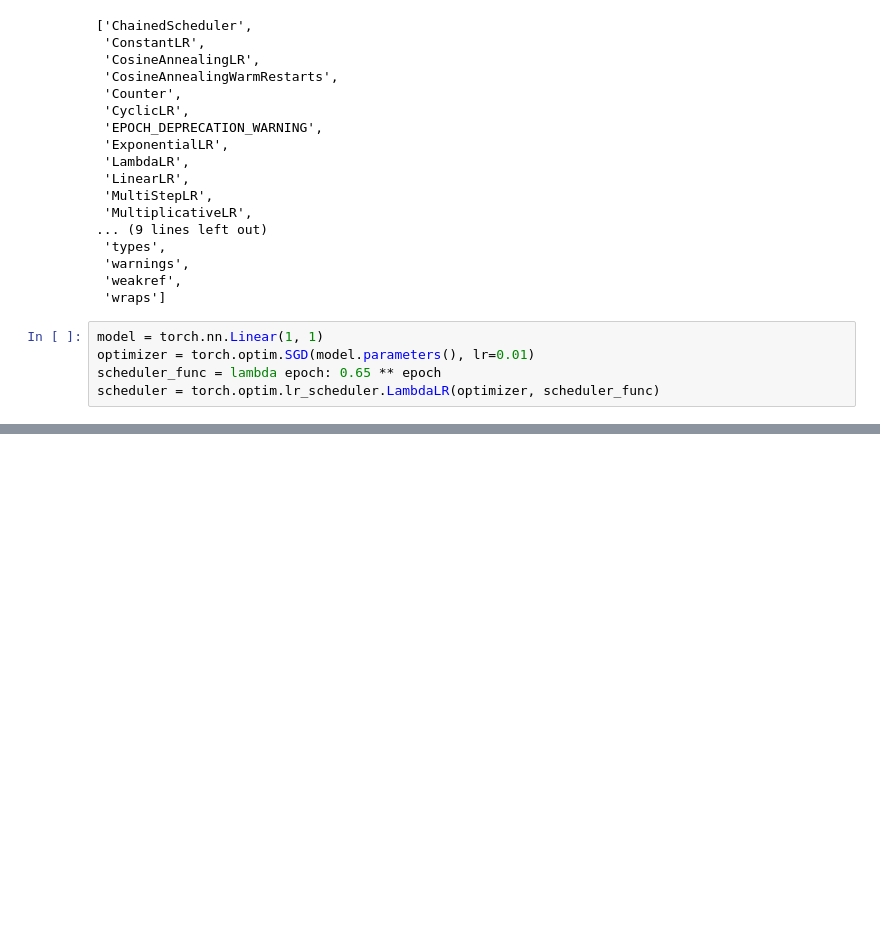
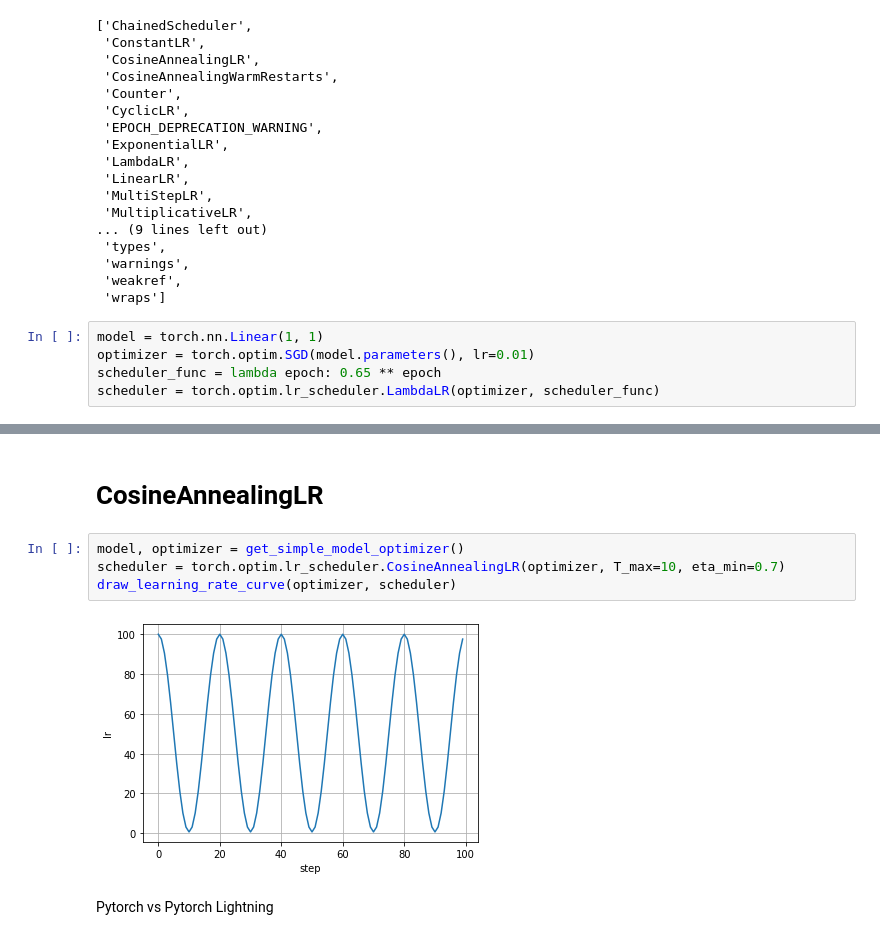
Before and after one commit to kopytovda/DeepLearning, a Jupyter notebook: Optimizations.ipynb, the cells around one changed output, grey strips where cells are left out. Cells and saved outputs as stored; diff of their text form; blank space fills up the shorter version.

```diff
--- a/Optimizations.ipynb
+++ b/Optimizations.ipynb
@@ -178,0 +207,10 @@ def get_simple_model_optimizer():
+# %% [markdown]
+# CosineAnnealingLR
+# %%
+model, optimizer = get_simple_model_optimizer()
+scheduler = torch.optim.lr_scheduler.CosineAnnealingLR(optimizer, T_max=10, eta_min=0.7)
+draw_learning_rate_curve(optimizer, scheduler)
+# %% [output]
+[figure, added]
+# %% [markdown]
+Pytorch vs Pytorch Lightning
```
Also changed, not shown: parts of 18 cells of this notebook.
